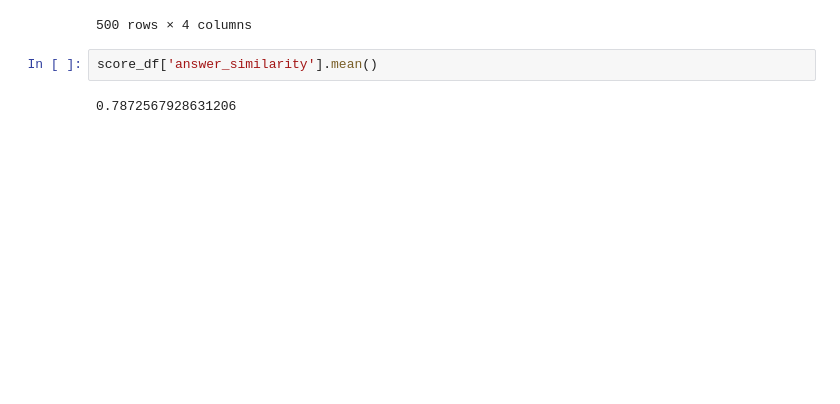
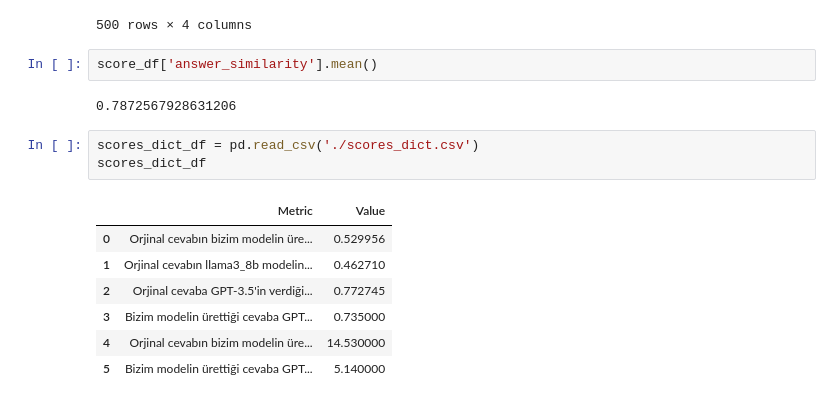
Before and after one commit to malibayram/doktora, a Jupyter notebook: skorlama/ragas.ipynb, the cells around one changed output. Cells and saved outputs as stored; diff of their text form; blank space fills up the shorter version.

```diff
--- a/skorlama/ragas.ipynb
+++ b/skorlama/ragas.ipynb
@@ -131,3 +135,14 @@ score_df
 score_df['answer_similarity'].mean()
 # %% [output]
 0.7872567928631206
+# %%
+scores_dict_df = pd.read_csv('./scores_dict.csv')
+scores_dict_df
+# %% [output]
+|  | Metric | Value |
+| 0 | Orjinal cevabın bizim modelin üre... | 0.529956 |
+| 1 | Orjinal cevabın llama3_8b modelin... | 0.462710 |
+| 2 | Orjinal cevaba GPT-3.5'in verdiği... | 0.772745 |
+| 3 | Bizim modelin ürettiği cevaba GPT... | 0.735000 |
+| 4 | Orjinal cevabın bizim modelin üre... | 14.530000 |
+| 5 | Bizim modelin ürettiği cevaba GPT... | 5.140000 |
```
Also changed, not shown: parts of 5 cells of this notebook, 17 other files.
